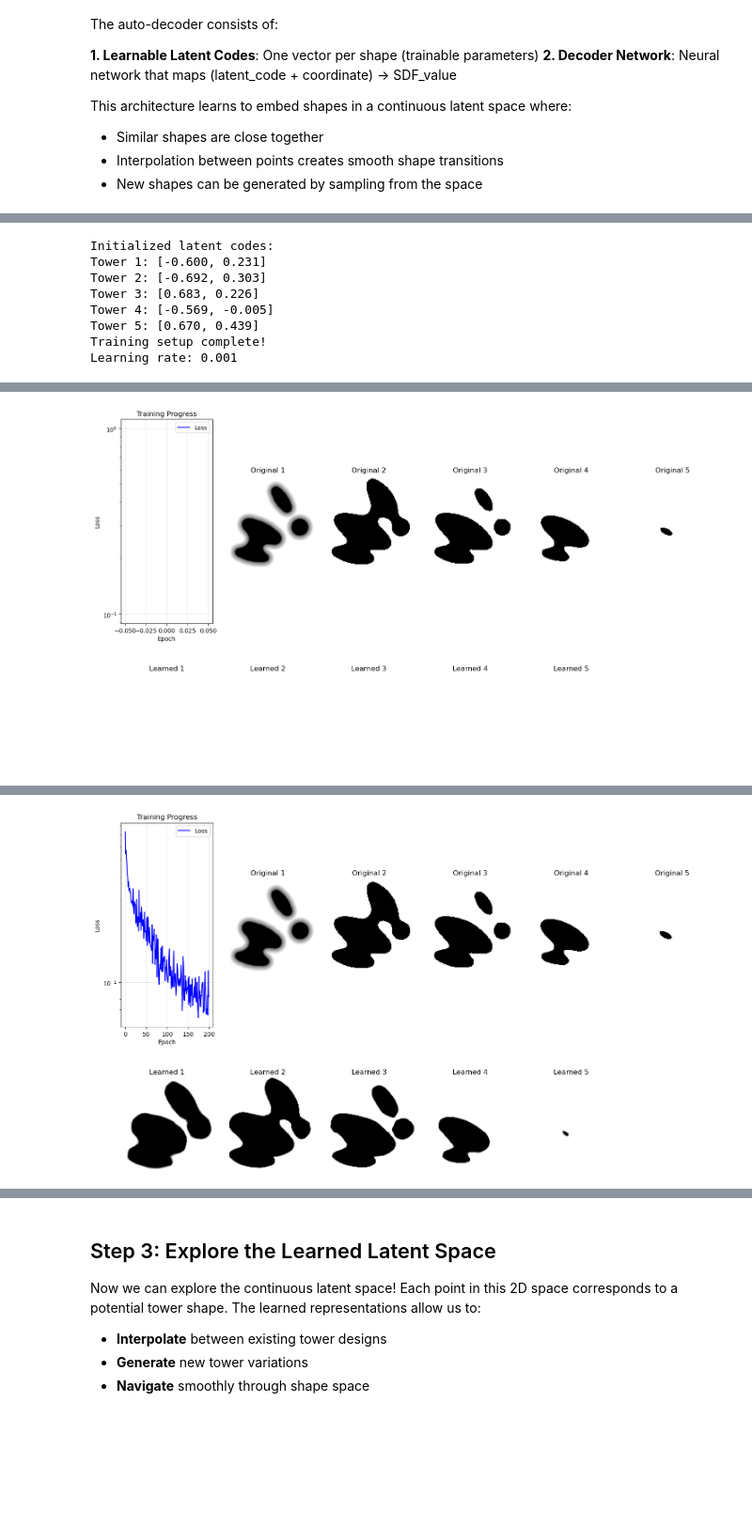
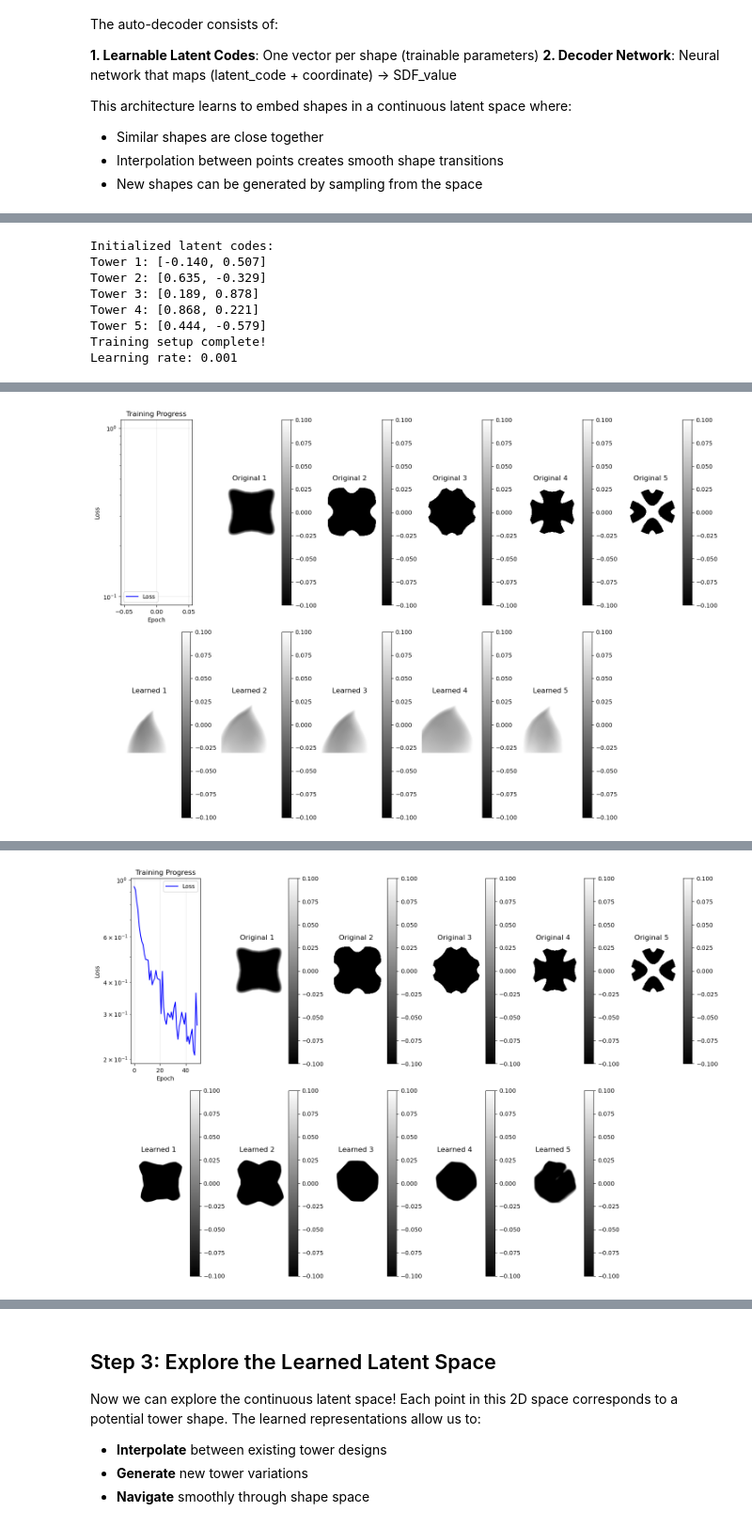
Before and after one commit to GitZHCODE/LatentSDF, a Jupyter notebook: AutoDecoder.ipynb, the cells around one changed output, grey strips where cells are left out. Shown at 94% size. Drawn from its saved outputs; the diff is of its cells as text; code cells hidden in the pictures; blank space fills up the shorter version.

```diff
--- a/AutoDecoder.ipynb
+++ b/AutoDecoder.ipynb
@@ -61,7 +88,12 @@ We'll load scalar field data representing different tower shapes. Each shape is
 - **Zero**: On the boundary
 - **Positive values**: Outside the shape
 # %%
-# Load tower shape data from JSON'
+# Load tower shape data from single JSON file
+import json
+import numpy as np
+import matplotlib.pyplot as plt
+
+# Load tower shape data from JSON
 with open('data.json', 'r') as f:
     data = json.load(f)
 
@@ -119,7 +151,7 @@ if num_shapes > 0:
     plt.figure(figsize=(cols * 3, rows * 2.5))
     for i in range(num_shapes):
         plt.subplot(rows, cols, i + 1)
-        plot_sdf(sdf_data[i], f"Plan {i+1}")
+        plot_sdf(sdf_data[i], f"Shape {i+1} ({scalar_field_keys[i]})", show_colorbar=True, adaptive_range=True)
     plt.tight_layout()
     plt.show()
 # %% [output]
@@ -273,7 +325,7 @@ for i, code in enumerate(initial_codes):
 learning_rate = 0.001
 optimizer = keras.optimizers.Adam(learning_rate=learning_rate)
 loss_fn = keras.losses.MeanSquaredError()
-epochs = 2000
+epochs = 500
 batch_size = 512
 
 @tf.function
@@ -308,11 +360,11 @@ print("Training setup complete!")
 print(f"Learning rate: {learning_rate}")
 # %% [output]
 Initialized latent codes:
-Tower 1: [-0.600, 0.231]
-Tower 2: [-0.692, 0.303]
-Tower 3: [0.683, 0.226]
-Tower 4: [-0.569, -0.005]
-Tower 5: [0.670, 0.439]
+Tower 1: [-0.140, 0.507]
+Tower 2: [0.635, -0.329]
+Tower 3: [0.189, 0.878]
+Tower 4: [0.868, 0.221]
+Tower 5: [0.444, -0.579]
 Training setup complete!
 Learning rate: 0.001
 # %%
@@ -320,7 +372,7 @@ Learning rate: 0.001
 print("🎯 Training Auto-Decoder...")
 
 loss_history = []
-display_interval = 200
+display_interval = 50
 
 for epoch in range(1, epochs + 1):
     epoch_loss = 0
@@ -392 +444 @@ Epoch 1/2000, Loss: 0.731396
-[figure, old version]
+[figure, new version]
@@ -394 +446 @@ Epoch 200/2000, Loss: 0.082837
-[figure, old version]
+[figure, new version]
```
Also changed, not shown: parts of 9 cells of this notebook.
